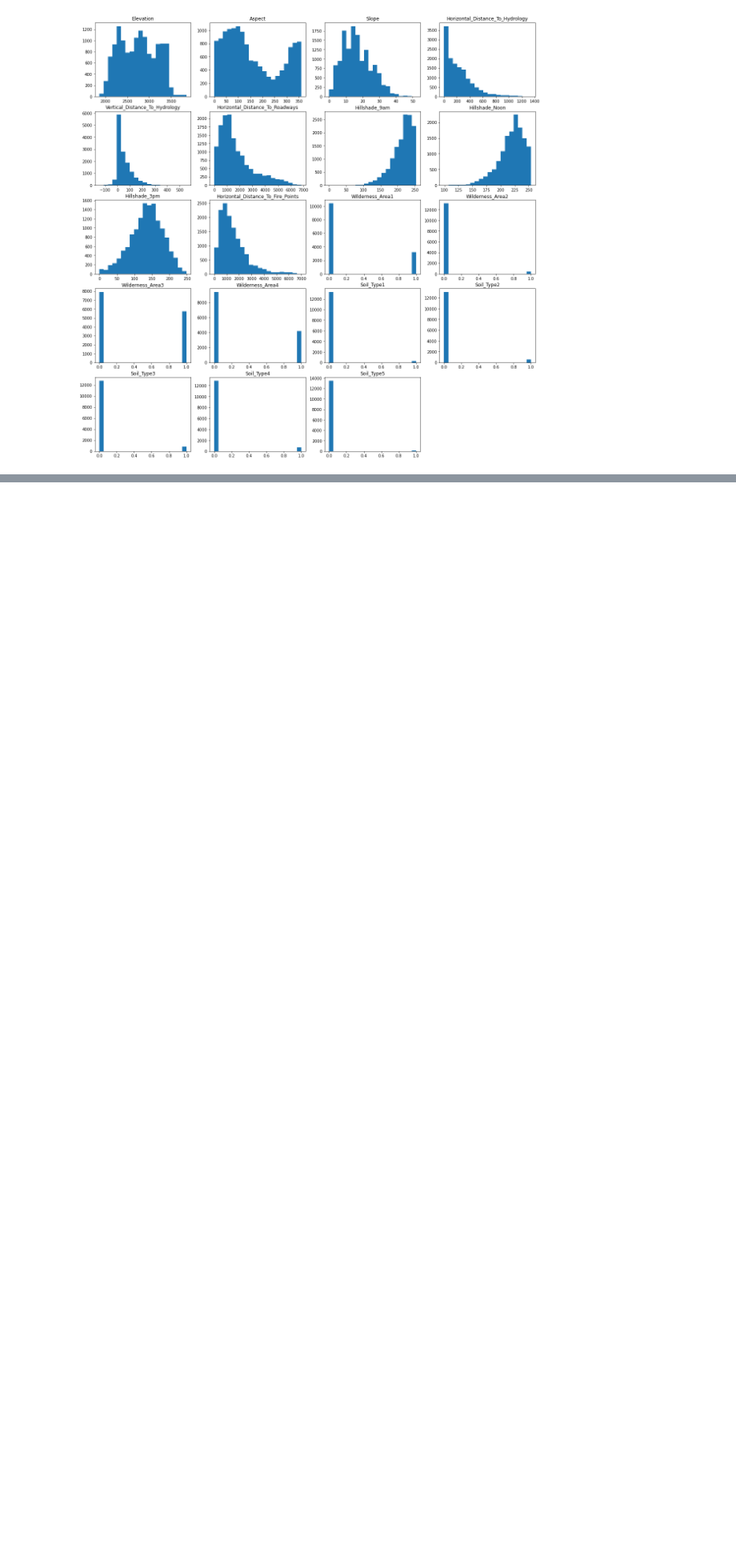
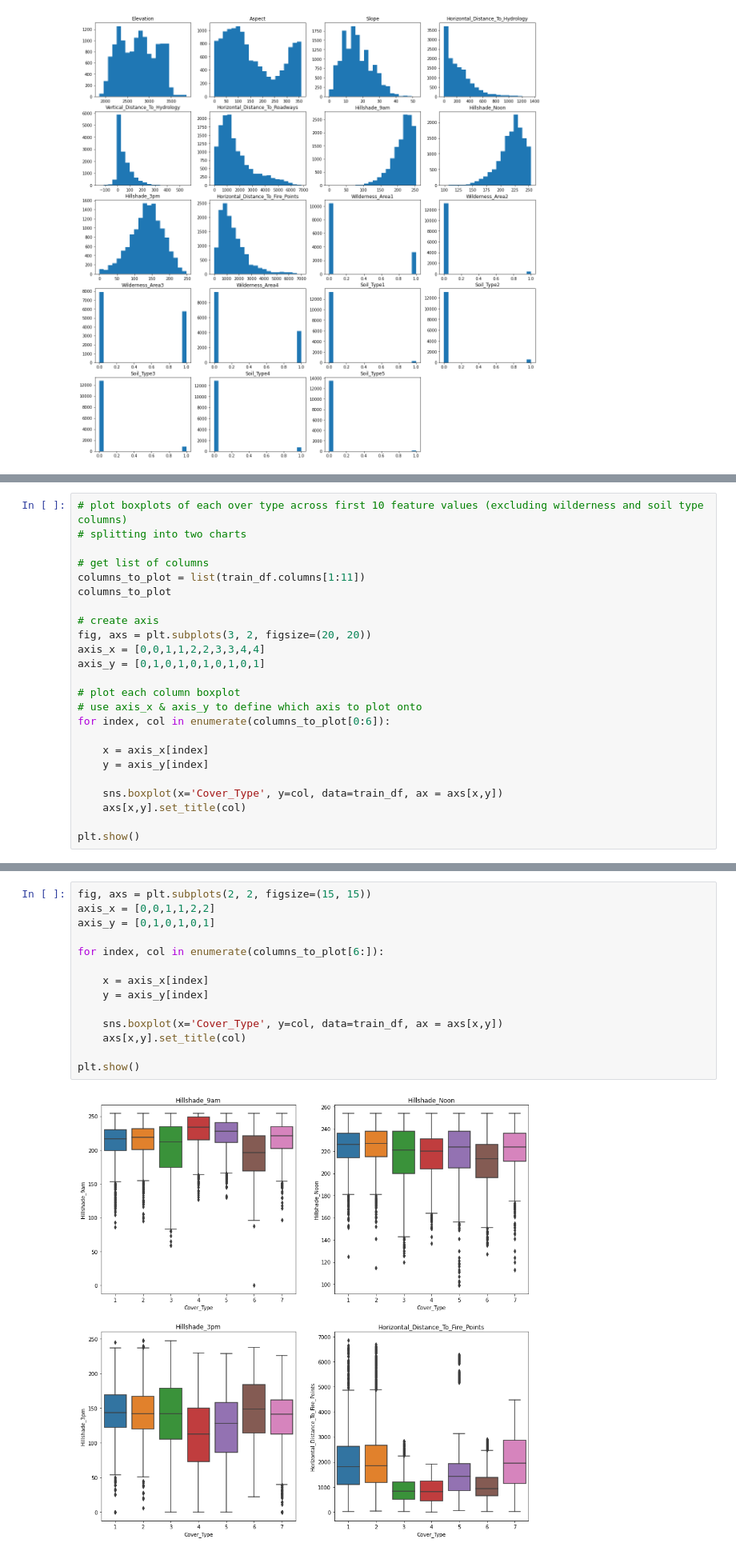
Before and after one commit to sams-data/mids-w207_9_sp22_forest_cover_classification, a Jupyter notebook: Submissions/bridwell_carmeli_hand_stephens_final_project.ipynb, the cells around one changed output, grey strips where cells are left out. Shown at 80% size. Cells and saved outputs as stored; diff of their text form; blank space fills up the shorter version.

```diff
--- a/Submissions/bridwell_carmeli_hand_stephens_final_project.ipynb
+++ b/Submissions/bridwell_carmeli_hand_stephens_final_project.ipynb
@@ -270,0 +256,24 @@ for feature in range(1, 20): #train_data.shape[1]
+# %%
+# plot boxplots of each over type across first 10 feature values (excluding wilderness and soil type columns)
+# splitting into two charts
+
+# get list of columns
+columns_to_plot = list(train_df.columns[1:11])
+columns_to_plot
+
+# create axis
+fig, axs = plt.subplots(3, 2, figsize=(20, 20))
+axis_x = [0,0,1,1,2,2,3,3,4,4]
+axis_y = [0,1,0,1,0,1,0,1,0,1]
+
+# plot each column boxplot
+# use axis_x & axis_y to define which axis to plot onto
+for index, col in enumerate(columns_to_plot[0:6]):
+
+    x = axis_x[index]
+    y = axis_y[index]
+
+    sns.boxplot(x='Cover_Type', y=col, data=train_df, ax = axs[x,y])
+    axs[x,y].set_title(col)
+
+plt.show()
@@ -271,3 +282,19 @@ for feature in range(1, 20): #train_data.shape[1]
+# %%
+fig, axs = plt.subplots(2, 2, figsize=(15, 15))
+axis_x = [0,0,1,1,2,2]
+axis_y = [0,1,0,1,0,1]
+
+for index, col in enumerate(columns_to_plot[6:]):
+
+    x = axis_x[index]
+    y = axis_y[index]
+
+    sns.boxplot(x='Cover_Type', y=col, data=train_df, ax = axs[x,y])
+    axs[x,y].set_title(col)
+
+plt.show()
+# %% [output]
+[figure, added]
 # %%
 wild_cols = [col for col in train_df.columns if 'Wilderness' in col]
 wild_cols += ['Cover_Type']
```
Also changed, not shown: parts of 6 cells of this notebook.
